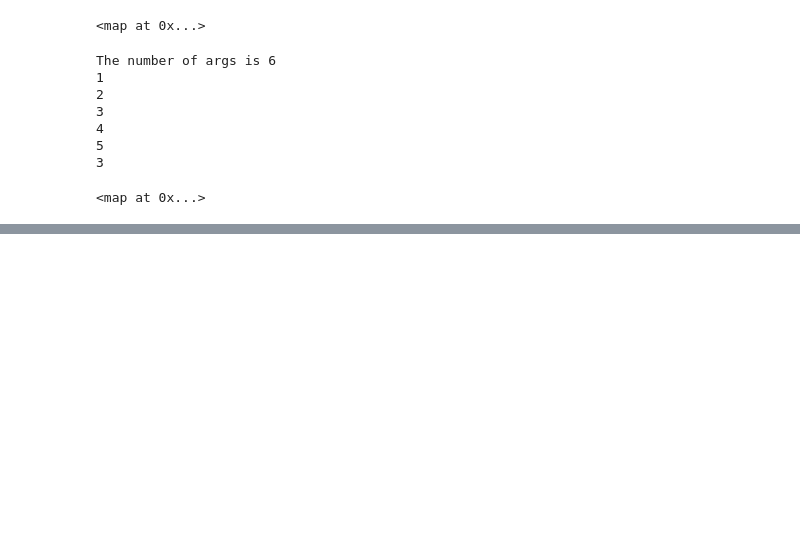
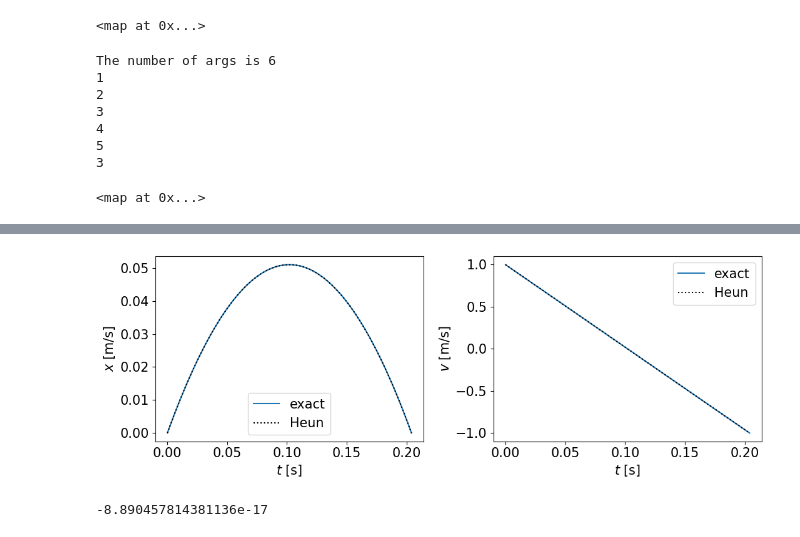
Before and after one commit to La-Folia/Numerical-Analysis, a Jupyter notebook: Integration_of_ODEs/Predictor_corrector_Method.ipynb, the cells around one changed output, grey strips where cells are left out. Drawn from its saved outputs; the diff is of its cells as text; code cells hidden in the pictures; blank space fills up the shorter version.

```diff
--- a/Integration_of_ODEs/Predictor_corrector_Method.ipynb
+++ b/Integration_of_ODEs/Predictor_corrector_Method.ipynb
@@ -137,0 +159,44 @@ map(len, [rows,columns])
+# %%
+def F(t, Z): # F = [v, -g], Y = [x, v]
+    F = [Z[1],-g]
+    # print(Z)
+    return np.array(F) # F 면 안된다. array type으로 형태를 변환해야함.
+
+    # Y 변수는 지정하지 않았는데 왜 존재하지? -> 이는 heun_ode에서 계산된 해를 보여주는 꼴이다.
+    # 즉, 여기서 Y 변수는 heun_ode에서 정의된 값을 의미하고, 그 값은, 미분방정식으로 구한 해 이다. (미분하고자 하는 변수 Y: )
+    # 따라서, v로 할경우의 해는 x이고 -g일 때는 v로 나온다.
+
+
+
+
+g = 9.8 # m/s
+
+t = np.linspace(0, 2/g, 100) #t의 범위, 100개 단위로 쪼갠다.
+Y_0 = np.array([0, 1]) #초기 값을 각각 저장. 행렬로
+x, v = zip(*heun_ode(F, Y_0, t))#추산한, x와 v의 값을 각각 넣어줌.
+#Y = heun_ode(F, Y_0, t)
+
+
+
+plt.figure(figsize = [11, 4])
+
+plt.subplot(1, 2, 1)
+plt.plot(t, -g/2*t**2 + t, '-', t, x, ':k')
+plt.legend(["exact", "Heun"])
+plt.xlabel("$t$ [s]")
+plt.ylabel("$x$ [m/s]")
+
+plt.subplot(1, 2, 2)
+plt.plot(t, -g*t + 1, '-', t, v, ':k')
+plt.legend(["exact", "Heun"])
+plt.xlabel("$t$ [s]")
+plt.ylabel("$v$ [m/s]")
+
+plt.tight_layout()
+plt.show()
+# %% [output]
+[figure, added]
+# %%
+heun_ode(F, Y_0, t)[-1][0]
+# %% [output]
+-8.890457814381136e-17
```
Also changed, not shown: parts of 11 cells of this notebook, 2 other files.
